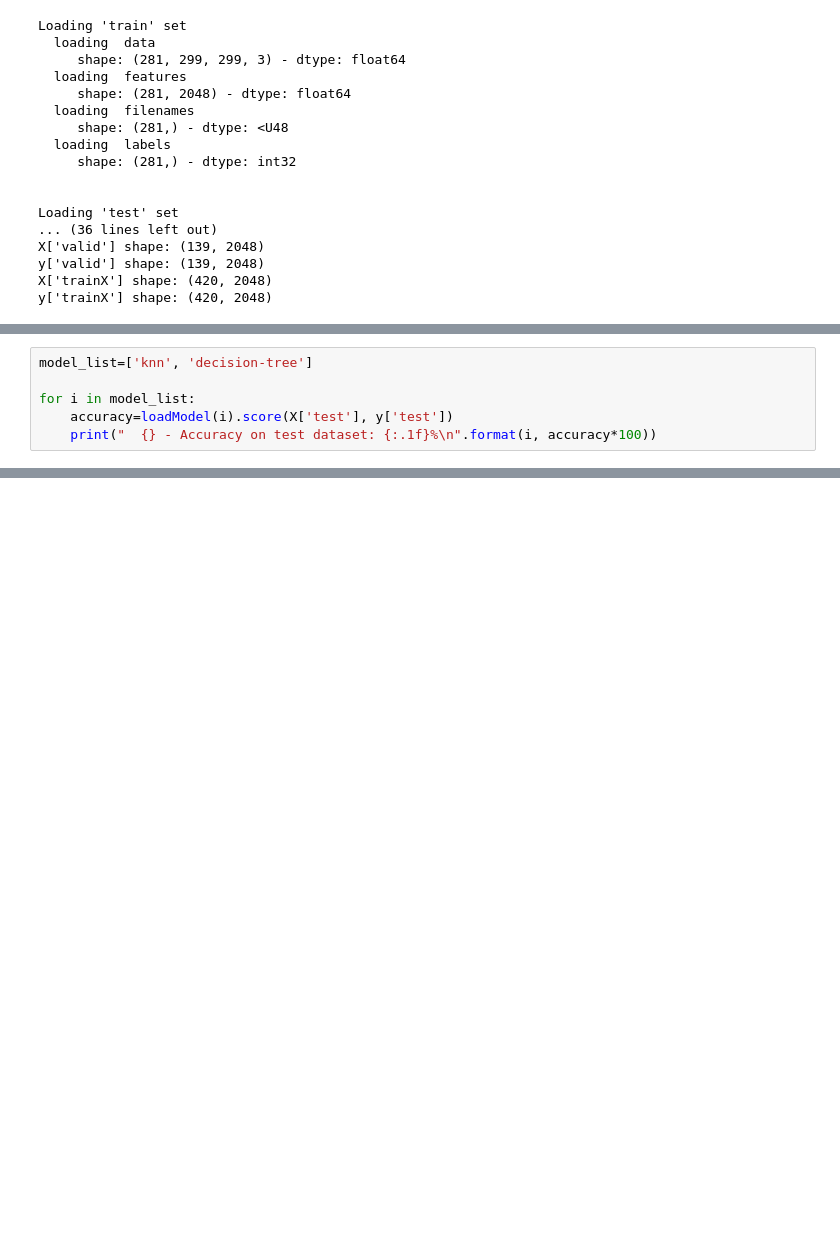
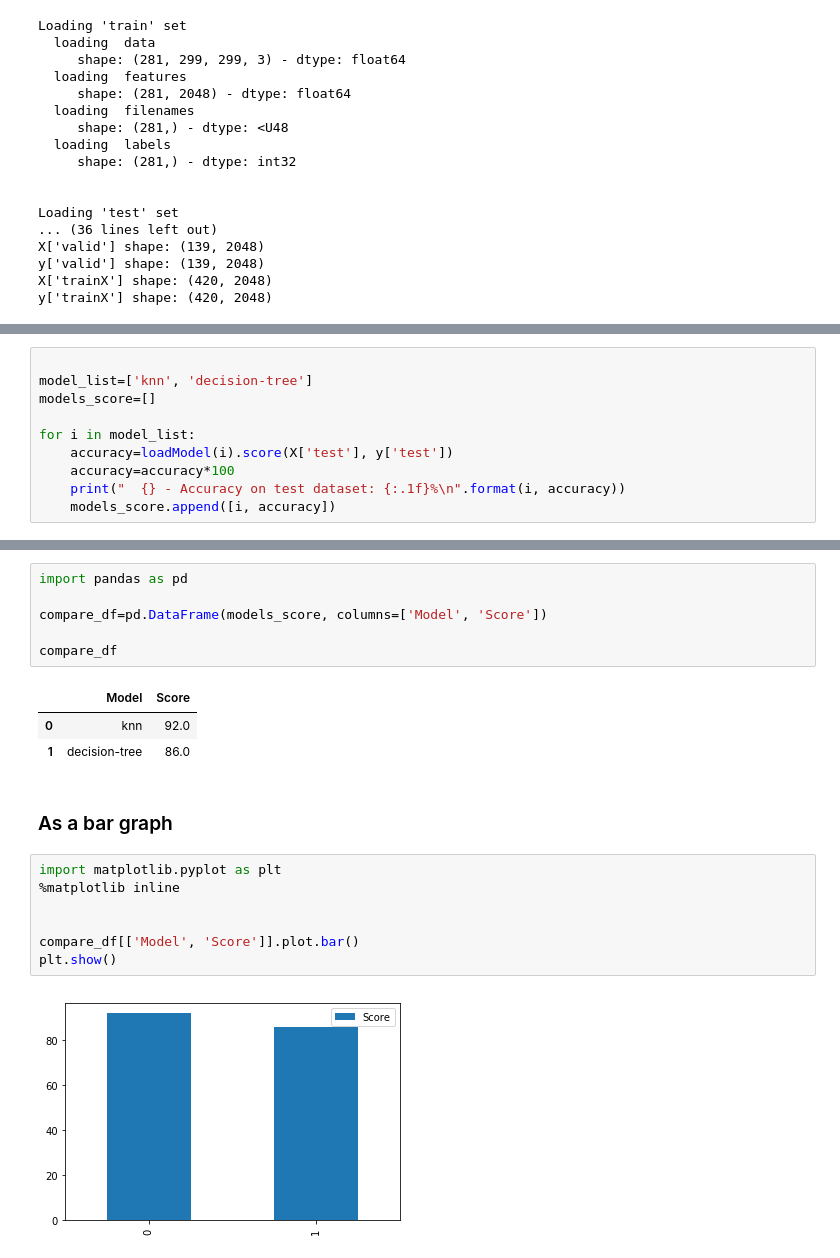
Before and after one commit to xnicolovici/machine_learning, a Jupyter notebook: notebooks/Course No 4/11. Course project/09 - Results.ipynb, the cells around one changed output, grey strips where cells are left out. Saved outputs shown, nothing was run; the diff lists cells and outputs as text; blank space fills up the shorter version.

```diff
--- a/notebooks/Course No 4/11. Course project/09 - Results.ipynb
+++ b/notebooks/Course No 4/11. Course project/09 - Results.ipynb
@@ -24,9 +34,13 @@ y['trainX'] shape: (420, 2048)
 # %%
+
 model_list=['knn', 'decision-tree']
+models_score=[]
 
 for i in model_list:
     accuracy=loadModel(i).score(X['test'], y['test'])
-    print("  {} - Accuracy on test dataset: {:.1f}%\n".format(i, accuracy*100))
+    accuracy=accuracy*100
+    print("  {} - Accuracy on test dataset: {:.1f}%\n".format(i, accuracy))
+    models_score.append([i, accuracy])
 # %% [output]
 Loading model from  model-knn.sav
   knn - Accuracy on test dataset: 92.0%
@@ -35,0 +57,21 @@ Loading model from  model-decision-tree.sav
+# %%
+import pandas as pd
+
+compare_df=pd.DataFrame(models_score, columns=['Model', 'Score'])
+
+compare_df
+# %% [output]
+|  | Model | Score |
+| 0 | knn | 92.0 |
+| 1 | decision-tree | 86.0 |
+# %% [markdown]
+### As a bar graph
+# %%
+import matplotlib.pyplot as plt
+%matplotlib inline
+
+
+compare_df[['Model', 'Score']].plot.bar()
+plt.show()
+# %% [output]
+[figure, added]
```
Also changed, not shown: parts of 4 cells of this notebook, 1 other file.
